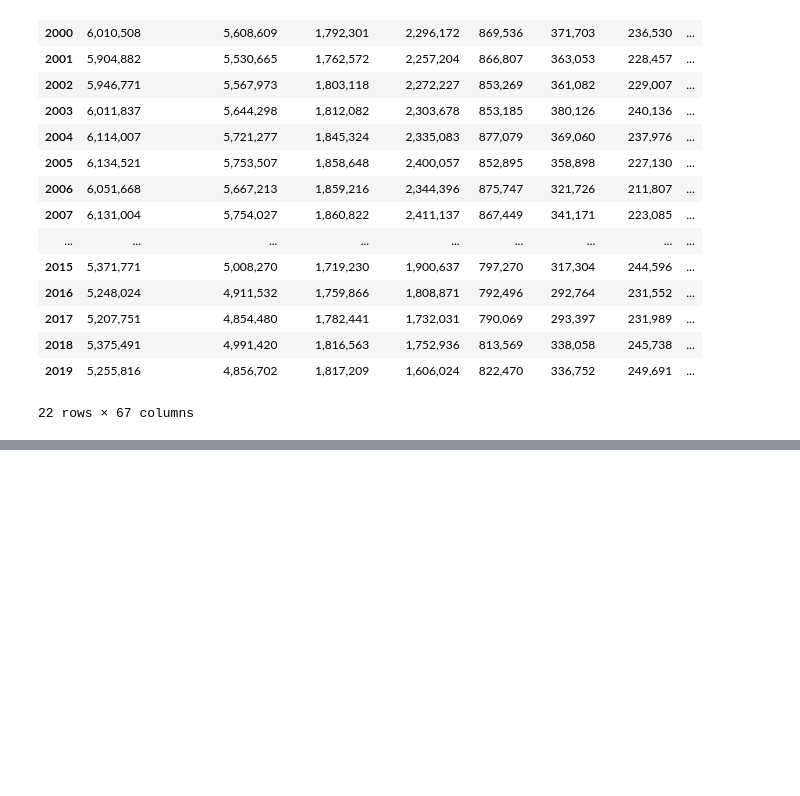
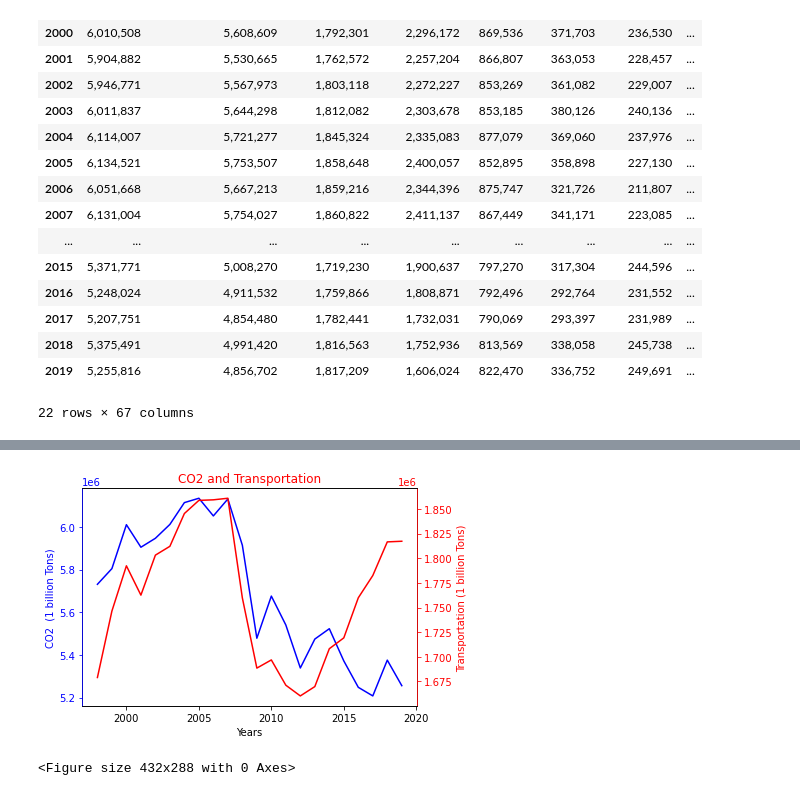
Before and after one commit to nataliaxmoreno/project-1-Group3, a Jupyter notebook: data sets/graphs_high_polluters.ipynb, the cells around one changed output, grey strips where cells are left out. Cells and saved outputs as stored; diff of their text form; code cells hidden in the pictures; blank space fills up the shorter version.

```diff
--- a/data sets/graphs_high_polluters.ipynb
+++ b/data sets/graphs_high_polluters.ipynb
@@ -127,0 +172,34 @@ plt.tight_layout()
+# %%
+#Line graph of the major polluter Transportation vs CO2 gas emission
+fig, ax1 = plt.subplots()
+x_axis = pollutants_cleaned.index
+first = pollutants_cleaned['CO2']
+second = pollutants_cleaned['Transportation']
+
+ax1.plot(x_axis,first,color='blue')
+
+ax2 = ax1.twinx()
+ax2.yaxis.set_view_interval(5.2, 6.2)
+ax2.plot(x_axis,second,color='red')
+
+
+ax1.set_xlabel('Years')
+ax1.set_ylabel('CO2  (1 billion Tons)' ,color='blue')
+ax2.set_ylabel('Transportation (1 billion Tons)',color='red')
+ax1.set_title('CO2 and Transportation',color='red')
+
+
+ax1.tick_params(axis='y',colors='blue')
+ax2.tick_params(axis='y',colors='red')
+
+
+ax2.spines['right'].set_color('red')
+
+ax2.spines['left'].set_color('blue')
+
+plt.show()
+plt.tight_layout()
+fig.savefig("CO2 and Transportation.png", bbox_inches='tight')
+# %% [output]
+[figure, added]
+<Figure size 432x288 with 0 Axes>
```
Also changed, not shown: parts of 9 cells of this notebook, 8 other files.
